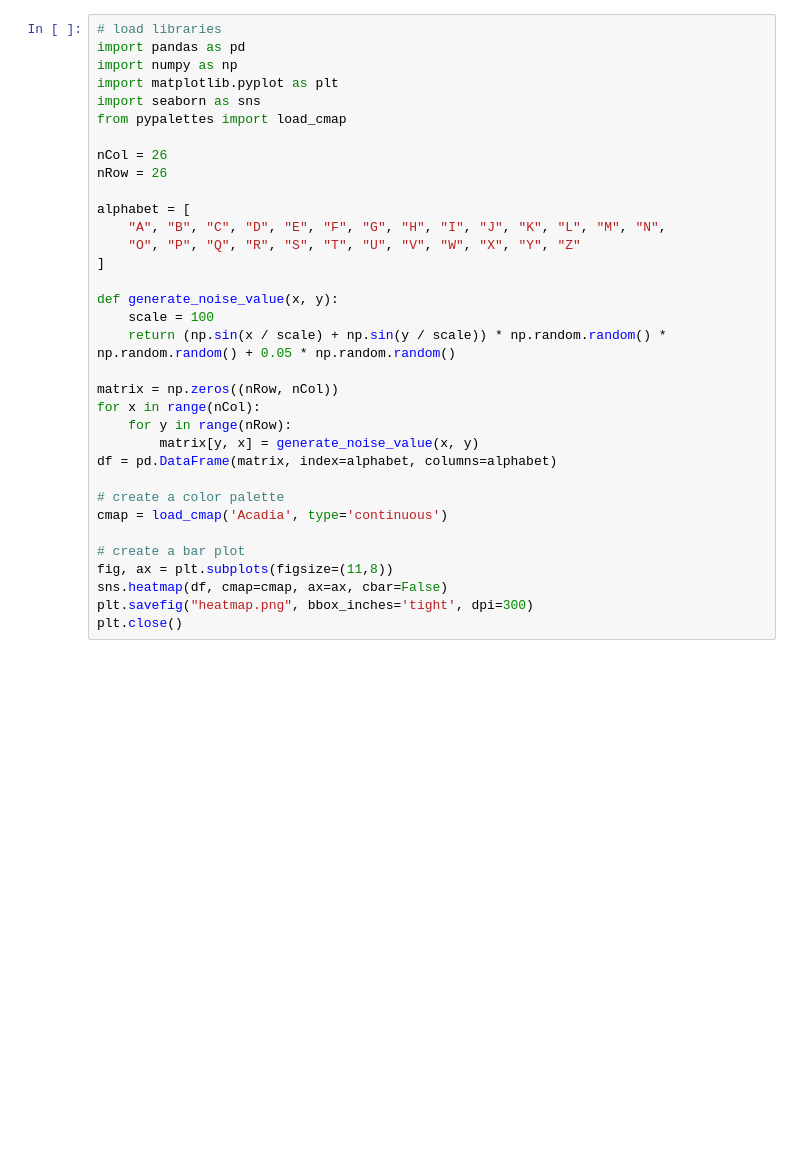
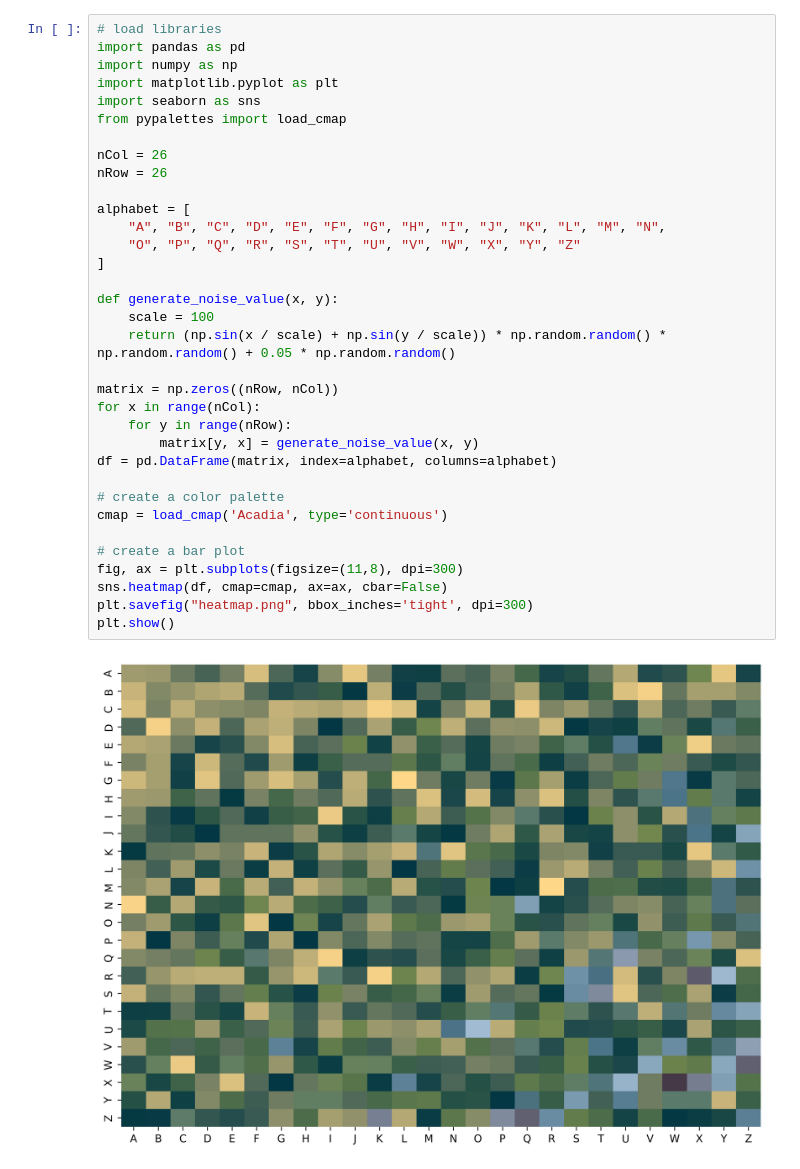
Before and after one commit to JosephBARBIERDARNAL/Sandbox, a Jupyter notebook: pypalettes/pypalettes.ipynb, the cells around one changed output. Saved outputs shown, nothing was run; the diff lists cells and outputs as text; blank space fills up the shorter version.

```diff
--- a/pypalettes/pypalettes.ipynb
+++ b/pypalettes/pypalettes.ipynb
@@ -25,32 +27,34 @@ plt.close()
 import pandas as pd
 import numpy as np
 import matplotlib.pyplot as plt
 import seaborn as sns
 from pypalettes import load_cmap
 
 nCol = 26
 nRow = 26
 
 alphabet = [
     "A", "B", "C", "D", "E", "F", "G", "H", "I", "J", "K", "L", "M", "N",
     "O", "P", "Q", "R", "S", "T", "U", "V", "W", "X", "Y", "Z"
 ]
 
 def generate_noise_value(x, y):
     scale = 100
     return (np.sin(x / scale) + np.sin(y / scale)) * np.random.random() * np.random.random() + 0.05 * np.random.random()
 
 matrix = np.zeros((nRow, nCol))
 for x in range(nCol):
     for y in range(nRow):
         matrix[y, x] = generate_noise_value(x, y)
 df = pd.DataFrame(matrix, index=alphabet, columns=alphabet)
 
 # create a color palette
 cmap = load_cmap('Acadia', type='continuous')
 
 # create a bar plot
-fig, ax = plt.subplots(figsize=(11,8))
+fig, ax = plt.subplots(figsize=(11,8), dpi=300)
 sns.heatmap(df, cmap=cmap, ax=ax, cbar=False)
 plt.savefig("heatmap.png", bbox_inches='tight', dpi=300)
-plt.close()
+plt.show()
+# %% [output]
+[figure, added]
```
Also changed, not shown: parts of 1 cell of this notebook, 1 other file.
